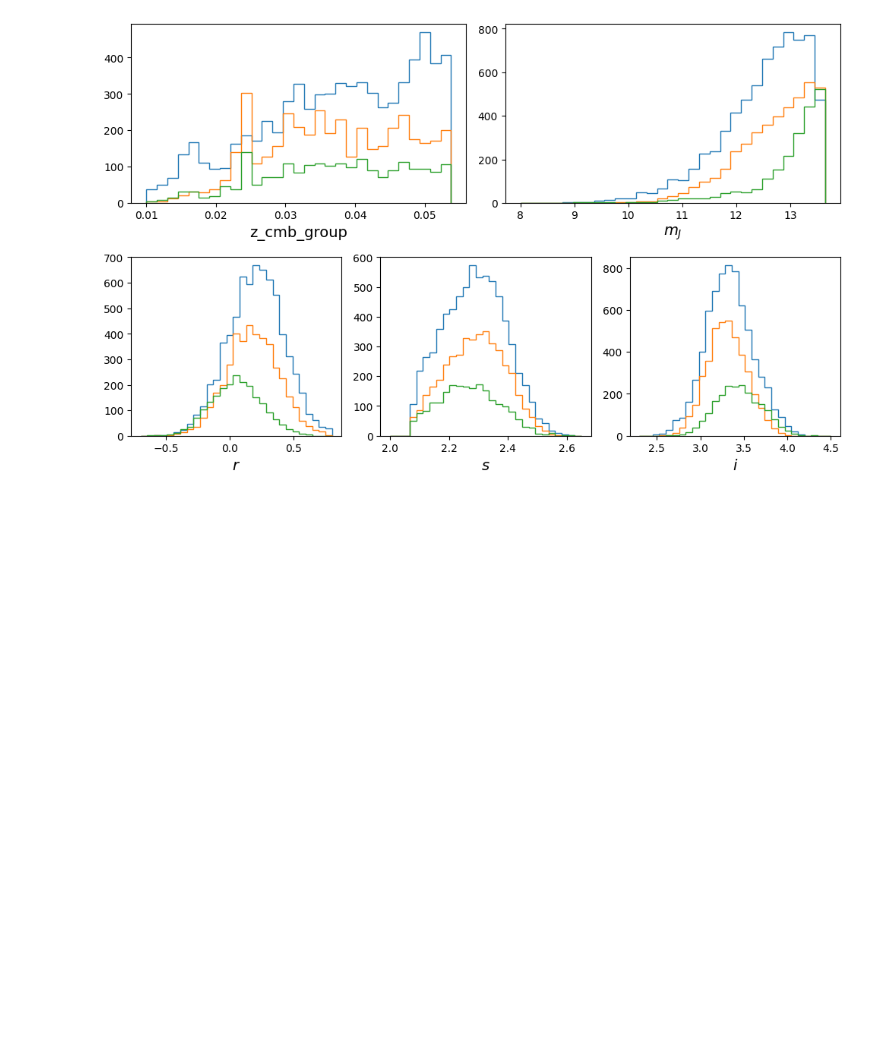
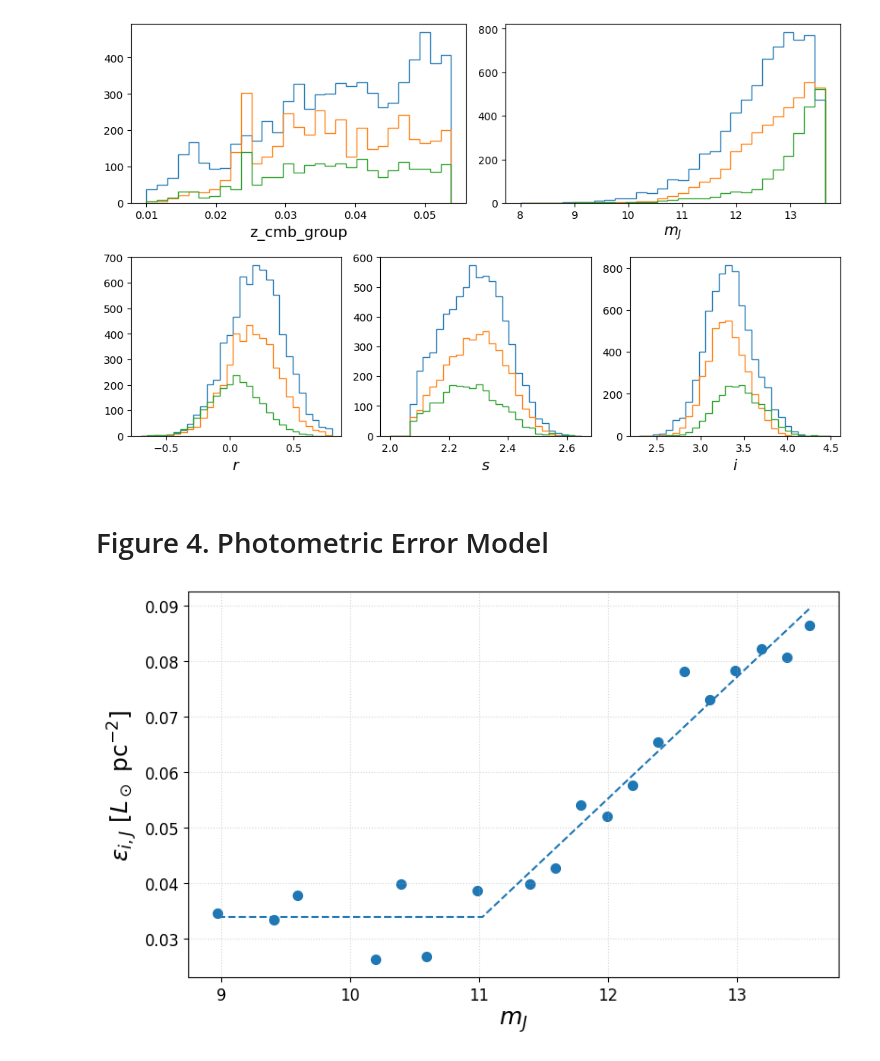
Before and after one commit to mrafifrbbn/thesis-research-2.0, a Jupyter notebook: notebooks/plots.ipynb, the cells around one changed output. Saved outputs shown, nothing was run; the diff lists cells and outputs as text; code cells hidden in the pictures; blank space fills up the shorter version.

```diff
--- a/notebooks/plots.ipynb
+++ b/notebooks/plots.ipynb
@@ -102,3 +292,38 @@ fig.tight_layout()
 SDSS | 4158
 LAMOST | 2111
 [figure]
+# %% [markdown]
+# Figure 4. Photometric Error Model
+# %%
+def piecewise_linear(x: np.ndarray, x0: float, y0: float, k: float) -> np.ndarray:
+    '''
+    A function that is constant at x <= x0, and linear at x > x0.
+    '''
+    y_pred = np.piecewise(x, [x <= x0, x > x0], [lambda x: y0, lambda x: k * (x - x0) + y0])
+    return y_pred
+
+# Load the model
+popt = pd.read_csv('../artifacts/phot_error/smin_setting_1/model.csv').to_numpy()[0]
+
+# Load the data
+x_data = np.load('../artifacts/phot_error/smin_setting_1/xdata.npy')
+y_data = np.load('../artifacts/phot_error/smin_setting_1/ydata.npy')
+
+# Load trial x and y
+x_trial = np.linspace(np.min(x_data), np.max(x_data), 1000)
+y_trial = piecewise_linear(x_trial, *popt)
+
+fig, ax = plt.subplots(figsize=DEFAULT_FIGSIZE)
+
+ax.scatter(x_data, y_data, s=50)
+ax.plot(x_trial, y_trial, ls='--')
+ax.set_xlabel(r'$m_J$', fontsize=18)
+ax.set_ylabel(r'$\epsilon_{i, J}\ [L_\odot\ \mathrm{pc}^{-2}]$', fontsize=18)
+ax.tick_params(axis='x', labelsize=12)
+ax.tick_params(axis='y', labelsize=12)
+ax.grid(ls=':', alpha=0.5)
+
+fig.tight_layout()
+fig.savefig('../img/final_plot/phot_errors.pdf', bbox_inches='tight', dpi=300)
+# %% [output]
+[figure, added]
```
Also changed, not shown: parts of 7 cells of this notebook, 10 other files.
